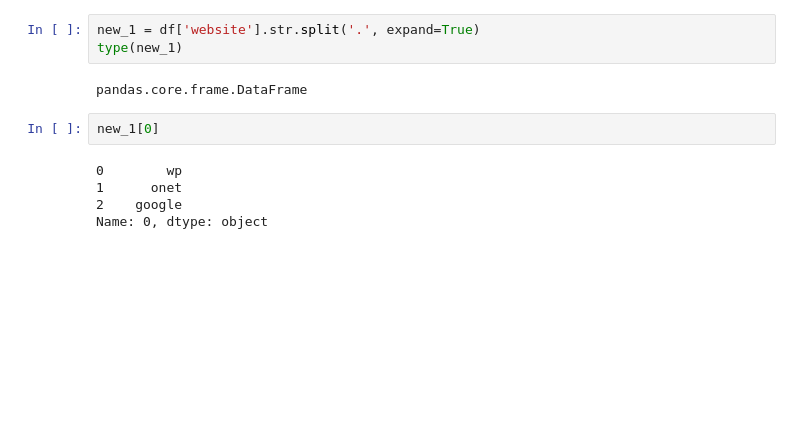
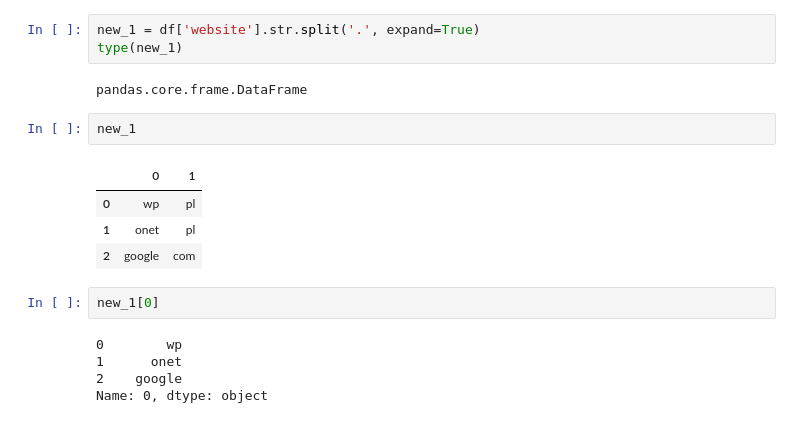
Before and after one commit to jdre1/Machine-Learning-Bootcamp, a Jupyter notebook: supervised/01_basic/extracting_featurtes.ipynb, the cells around one changed output. Drawn from its saved outputs; the diff is of its cells as text; blank space fills up the shorter version.

```diff
--- a/supervised/01_basic/extracting_featurtes.ipynb
+++ b/supervised/01_basic/extracting_featurtes.ipynb
@@ -301,6 +308,13 @@ new_1 = df['website'].str.split('.', expand=True)
 type(new_1)
 # %% [output]
 pandas.core.frame.DataFrame
+# %%
+new_1
+# %% [output]
+|  | 0 | 1 |
+| 0 | wp | pl |
+| 1 | onet | pl |
+| 2 | google | com |
 # %%
 new_1[0]
 # %% [output]
```
Also changed, not shown: parts of 2 cells of this notebook.
